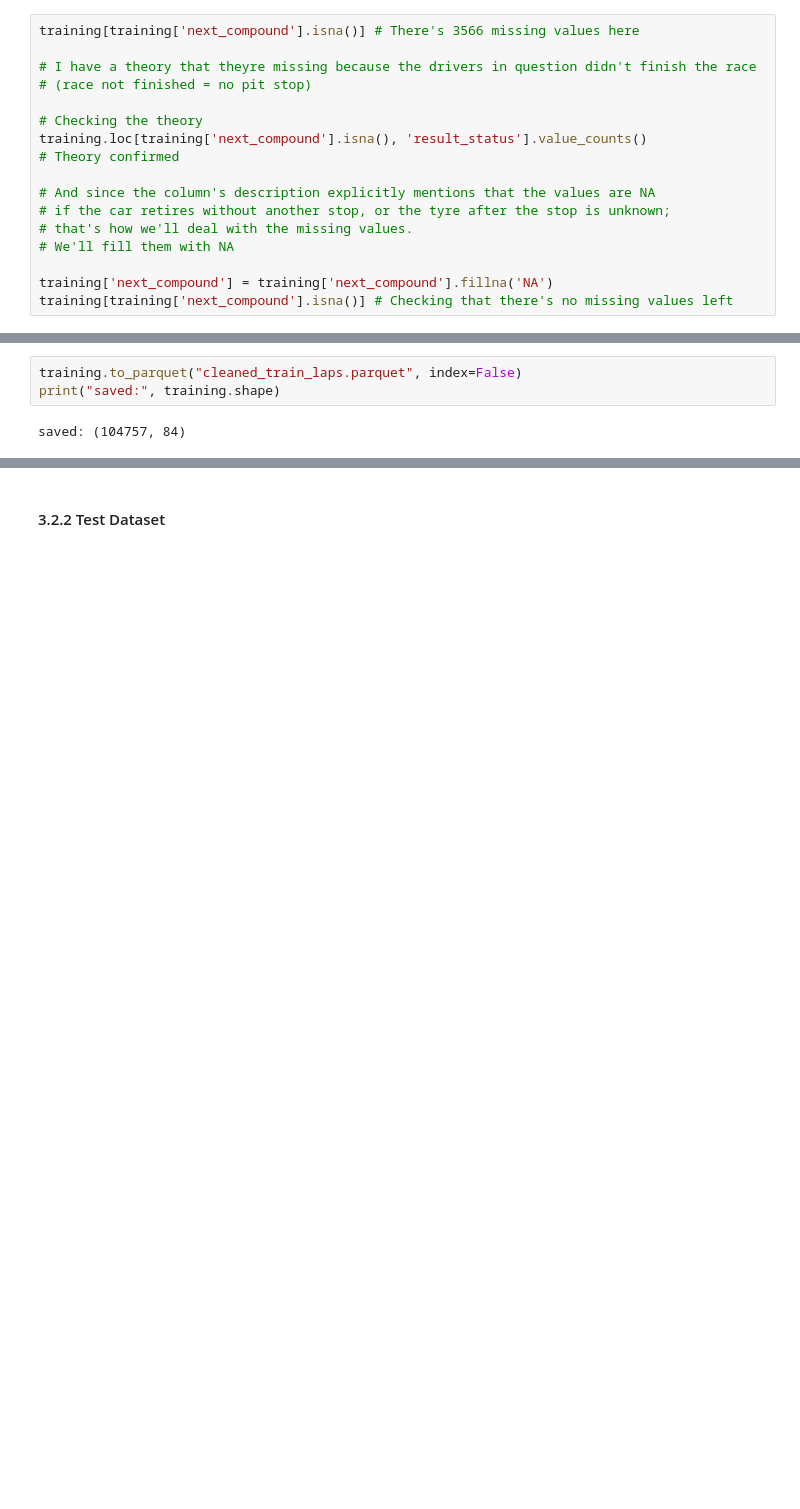
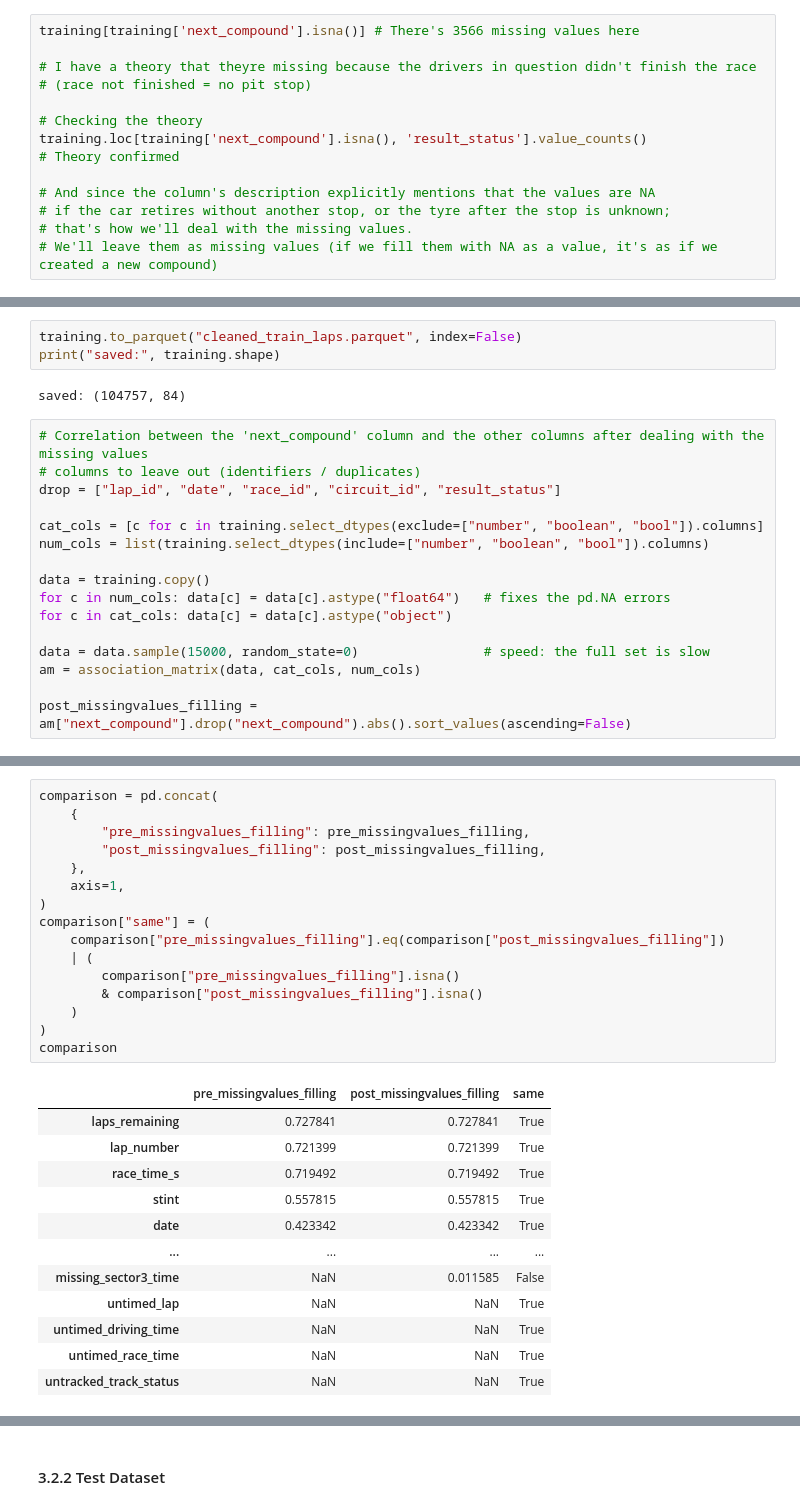
Before and after one commit to Laillaa/ML_Project_T01_LUSAIL, a Jupyter notebook: project_code.ipynb, the cells around one changed output, grey strips where cells are left out. Cells and saved outputs as stored; diff of their text form; blank space fills up the shorter version.

Commit message:
Updated how we dealt with the missing values of 'next_compound'

```diff
--- a/project_code.ipynb
+++ b/project_code.ipynb
@@ -298,8 +298,5 @@ training.loc[training['next_compound'].isna(), 'result_status'].value_counts()
 # And since the column's description explicitly mentions that the values are NA
 # if the car retires without another stop, or the tyre after the stop is unknown;
 # that's how we'll deal with the missing values.
-# We'll fill them with NA
-
-training['next_compound'] = training['next_compound'].fillna('NA')
-training[training['next_compound'].isna()] # Checking that there's no missing values left
+# We'll leave them as missing values (if we fill them with NA as a value, it's as if we created a new compound)
 # %% [output]
@@ -2175,3 +2193,19 @@ training.to_parquet("cleaned_train_laps.parquet", index=False)
 print("saved:", training.shape)
 # %% [output]
 saved: (104757, 84)
+# %%
+# Correlation between the 'next_compound' column and the other columns after dealing with the missing values
+# columns to leave out (identifiers / duplicates)
+drop = ["lap_id", "date", "race_id", "circuit_id", "result_status"]
+
+cat_cols = [c for c in training.select_dtypes(exclude=["number", "boolean", "bool"]).columns]
+num_cols = list(training.select_dtypes(include=["number", "boolean", "bool"]).columns)
+
+data = training.copy()
+for c in num_cols: data[c] = data[c].astype("float64")   # fixes the pd.NA errors
+for c in cat_cols: data[c] = data[c].astype("object")
+
+data = data.sample(15000, random_state=0)                # speed: the full set is slow
+am = association_matrix(data, cat_cols, num_cols)
+
+post_missingvalues_filling = am["next_compound"].drop("next_compound").abs().sort_values(ascending=False)
@@ -2177,0 +2225,29 @@ saved: (104757, 84)
+# %%
+comparison = pd.concat(
+    {
+        "pre_missingvalues_filling": pre_missingvalues_filling,
+        "post_missingvalues_filling": post_missingvalues_filling,
+    },
+    axis=1,
+)
+comparison["same"] = (
+    comparison["pre_missingvalues_filling"].eq(comparison["post_missingvalues_filling"])
+    | (
+        comparison["pre_missingvalues_filling"].isna()
+        & comparison["post_missingvalues_filling"].isna()
+    )
+)
+comparison
+# %% [output]
+|  | pre_missingvalues_filling | post_missingvalues_filling | same |
+| laps_remaining | 0.727841 | 0.727841 | True |
+| lap_number | 0.721399 | 0.721399 | True |
+| race_time_s | 0.719492 | 0.719492 | True |
+| stint | 0.557815 | 0.557815 | True |
+| date | 0.423342 | 0.423342 | True |
+| ... | ... | ... | ... |
+| missing_sector3_time | NaN | 0.011585 | False |
+| untimed_lap | NaN | NaN | True |
+| untimed_driving_time | NaN | NaN | True |
+| untimed_race_time | NaN | NaN | True |
+| untracked_track_status | NaN | NaN | True |
```
Also changed, not shown: parts of 5 cells of this notebook.
